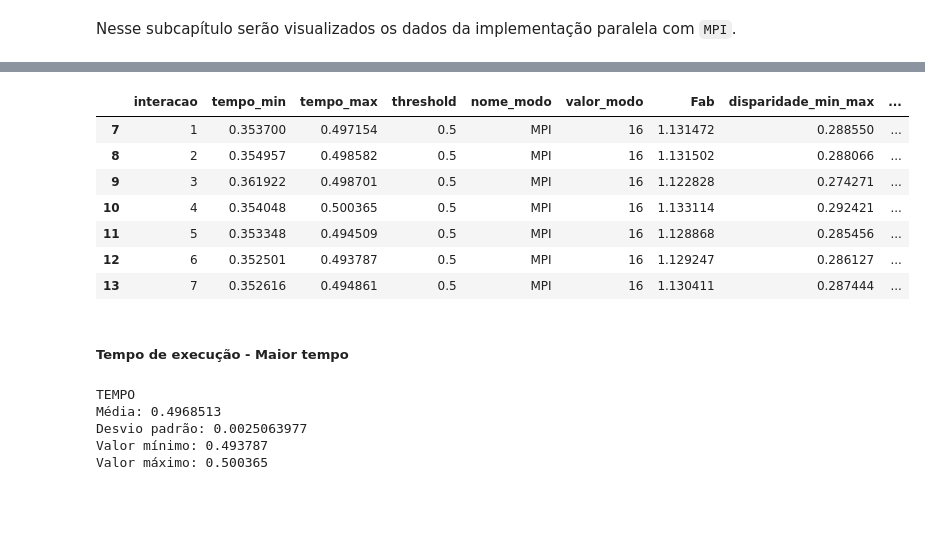
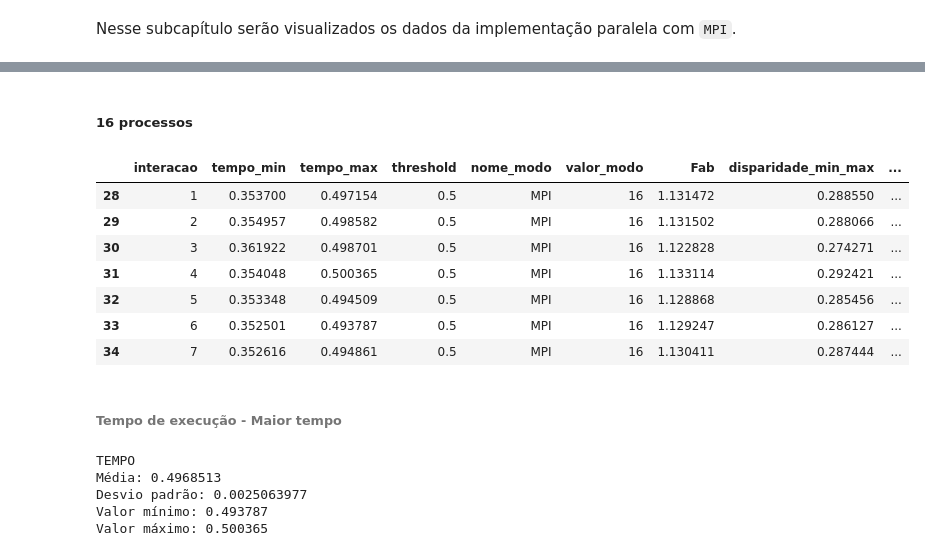
Before and after one commit to igorssant/UESC-codigos-pos-graduacao, a Jupyter notebook: processamento_paralelo/presentation/MPI.ipynb, the cells around one changed output, grey strips where cells are left out. Saved outputs shown, nothing was run; the diff lists cells and outputs as text; code cells hidden in the pictures; blank space fills up the shorter version.

```diff
--- a/processamento_paralelo/presentation/MPI.ipynb
+++ b/processamento_paralelo/presentation/MPI.ipynb
@@ -811,7 +811,10 @@ speed_up: list[np.ndarray[np.float32]] = []
 speed_up.append(np.array([0] * 7, dtype=np.float32))
 
 # MPI
-speed_up.append(results_df.loc[results_df["nome_modo"] == "sequencial", "tempo_max"].values / results_df.loc[(results_df["nome_modo"] == "MPI"), "tempo_max"].values)
+speed_up.append(results_df.loc[results_df["nome_modo"] == "sequencial", "tempo_max"].values / results_df.loc[(results_df["nome_modo"] == "MPI") & (results_df["valor_modo"] == 2), "tempo_max"].values)
+speed_up.append(results_df.loc[results_df["nome_modo"] == "sequencial", "tempo_max"].values / results_df.loc[(results_df["nome_modo"] == "MPI") & (results_df["valor_modo"] == 4), "tempo_max"].values)
+speed_up.append(results_df.loc[results_df["nome_modo"] == "sequencial", "tempo_max"].values / results_df.loc[(results_df["nome_modo"] == "MPI") & (results_df["valor_modo"] == 8), "tempo_max"].values)
+speed_up.append(results_df.loc[results_df["nome_modo"] == "sequencial", "tempo_max"].values / results_df.loc[(results_df["nome_modo"] == "MPI") & (results_df["valor_modo"] == 16), "tempo_max"].values)
 
 # UNINDO TUDO
 results_df["speed_up_max"] = np.concatenate(speed_up)
@@ -842,7 +846,14 @@ speed_up: list[np.ndarray[np.float32]] = []
 speed_up.append(np.array([0] * 7, dtype=np.float32))
 
 # MPI
-speed_up.append(results_df.loc[results_df["nome_modo"] == "sequencial", "tempo_max"].values / results_df.loc[(results_df["nome_modo"] == "MPI"), "tempo_min"].values)
+## 2 processos
+speed_up.append(results_df.loc[results_df["nome_modo"] == "sequencial", "tempo_max"].values / results_df.loc[(results_df["nome_modo"] == "MPI") & (results_df["valor_modo"] == 2), "tempo_min"].values)
+## 4 processos
+speed_up.append(results_df.loc[results_df["nome_modo"] == "sequencial", "tempo_max"].values / results_df.loc[(results_df["nome_modo"] == "MPI") & (results_df["valor_modo"] == 4), "tempo_min"].values)
+## 8 processos
+speed_up.append(results_df.loc[results_df["nome_modo"] == "sequencial", "tempo_max"].values / results_df.loc[(results_df["nome_modo"] == "MPI") & (results_df["valor_modo"] == 8), "tempo_min"].values)
+## 16 processos
+speed_up.append(results_df.loc[results_df["nome_modo"] == "sequencial", "tempo_max"].values / results_df.loc[(results_df["nome_modo"] == "MPI") & (results_df["valor_modo"] == 16), "tempo_min"].values)
 
 # UNINDO TUDO
 results_df["speed_up_min"] = np.concatenate(speed_up)
@@ -869,10 +881,23 @@ results_df.head(15)
 # %% [markdown]
 #### Cálculo de eficiência
 # %%
-number_of_processes: int = 16
+number_of_processes: list[int] = [2, 4, 8, 16]
 
-results_df["eficiencia_max"] = results_df["speed_up_max"] / number_of_processes
-results_df["eficiencia_min"] = results_df["speed_up_min"] / number_of_processes
+# sequencial
+results_df.loc[(results_df["nome_modo"] == "sequencial"), "eficiencia_max"] = [1.0] * 7
+results_df.loc[(results_df["nome_modo"] == "sequencial"), "eficiencia_min"] = [1.0] * 7
+# 2 processos
+results_df.loc[(results_df["nome_modo"] == "MPI") & (results_df["valor_modo"] == 2), "eficiencia_max"] = results_df.loc[(results_df["nome_modo"] == "MPI") & (results_df["valor_modo"] == 2), "speed_up_max"] / number_of_processes[0]
+results_df.loc[(results_df["nome_modo"] == "MPI") & (results_df["valor_modo"] == 2), "eficiencia_min"] = results_df.loc[(results_df["nome_modo"] == "MPI") & (results_df["valor_modo"] == 2), "speed_up_min"] / number_of_processes[0]
+# 4 processos
+results_df.loc[(results_df["nome_modo"] == "MPI") & (results_df["valor_modo"] == 4), "eficiencia_max"] = results_df.loc[(results_df["nome_modo"] == "MPI") & (results_df["valor_modo"] == 4), "speed_up_max"] / number_of_processes[1]
+results_df.loc[(results_df["nome_modo"] == "MPI") & (results_df["valor_modo"] == 4), "eficiencia_min"] = results_df.loc[(results_df["nome_modo"] == "MPI") & (results_df["valor_modo"] == 4), "speed_up_min"] / number_of_processes[1]
+# 8 processos
+results_df.loc[(results_df["nome_modo"] == "MPI") & (results_df["valor_modo"] == 8), "eficiencia_max"] = results_df.loc[(results_df["nome_modo"] == "MPI") & (results_df["valor_modo"] == 8), "speed_up_max"] / number_of_processes[2]
+results_df.loc[(results_df["nome_modo"] == "MPI") & (results_df["valor_modo"] == 8), "eficiencia_min"] = results_df.loc[(results_df["nome_modo"] == "MPI") & (results_df["valor_modo"] == 8), "speed_up_min"] / number_of_processes[2]
+# 16 processos
+results_df.loc[(results_df["nome_modo"] == "MPI") & (results_df["valor_modo"] == 16), "eficiencia_max"] = results_df.loc[(results_df["nome_modo"] == "MPI") & (results_df["valor_modo"] == 16), "speed_up_max"] / number_of_processes[3]
+results_df.loc[(results_df["nome_modo"] == "MPI") & (results_df["valor_modo"] == 16), "eficiencia_min"] = results_df.loc[(results_df["nome_modo"] == "MPI") & (results_df["valor_modo"] == 16), "speed_up_min"] / number_of_processes[3]
 del number_of_processes
 
 # VERIFICANDO
@@ -959,16 +1783,18 @@ Nesse subcapítulo serão visualizados os dados da implementação paralela com
+# %% [markdown]
+##### 16 processos
 # %%
-mpi_df: pd.DataFrame = results_df[results_df["nome_modo"] == "MPI"]
-mpi_df.head(10)
+mpi_16_df: pd.DataFrame = results_df.query("nome_modo == 'MPI' and valor_modo == 16")
+mpi_16_df.head(10)
 # %% [output]
 |  | interacao | tempo_min | tempo_max | threshold | nome_modo | valor_modo | Fab | disparidade_min_max | ... |
-| 7 | 1 | 0.353700 | 0.497154 | 0.5 | MPI | 16 | 1.131472 | 0.288550 | ... |
-| 8 | 2 | 0.354957 | 0.498582 | 0.5 | MPI | 16 | 1.131502 | 0.288066 | ... |
-| 9 | 3 | 0.361922 | 0.498701 | 0.5 | MPI | 16 | 1.122828 | 0.274271 | ... |
-| 10 | 4 | 0.354048 | 0.500365 | 0.5 | MPI | 16 | 1.133114 | 0.292421 | ... |
-| 11 | 5 | 0.353348 | 0.494509 | 0.5 | MPI | 16 | 1.128868 | 0.285456 | ... |
-| 12 | 6 | 0.352501 | 0.493787 | 0.5 | MPI | 16 | 1.129247 | 0.286127 | ... |
-| 13 | 7 | 0.352616 | 0.494861 | 0.5 | MPI | 16 | 1.130411 | 0.287444 | ... |
+| 28 | 1 | 0.353700 | 0.497154 | 0.5 | MPI | 16 | 1.131472 | 0.288550 | ... |
+| 29 | 2 | 0.354957 | 0.498582 | 0.5 | MPI | 16 | 1.131502 | 0.288066 | ... |
+| 30 | 3 | 0.361922 | 0.498701 | 0.5 | MPI | 16 | 1.122828 | 0.274271 | ... |
+| 31 | 4 | 0.354048 | 0.500365 | 0.5 | MPI | 16 | 1.133114 | 0.292421 | ... |
+| 32 | 5 | 0.353348 | 0.494509 | 0.5 | MPI | 16 | 1.128868 | 0.285456 | ... |
+| 33 | 6 | 0.352501 | 0.493787 | 0.5 | MPI | 16 | 1.129247 | 0.286127 | ... |
+| 34 | 7 | 0.352616 | 0.494861 | 0.5 | MPI | 16 | 1.130411 | 0.287444 | ... |
 # %% [markdown]
-##### Tempo de execução - Maior tempo
+###### Tempo de execução - Maior tempo
 # %%
 print("TEMPO")
```
Also changed, not shown: parts of 114 cells of this notebook.
